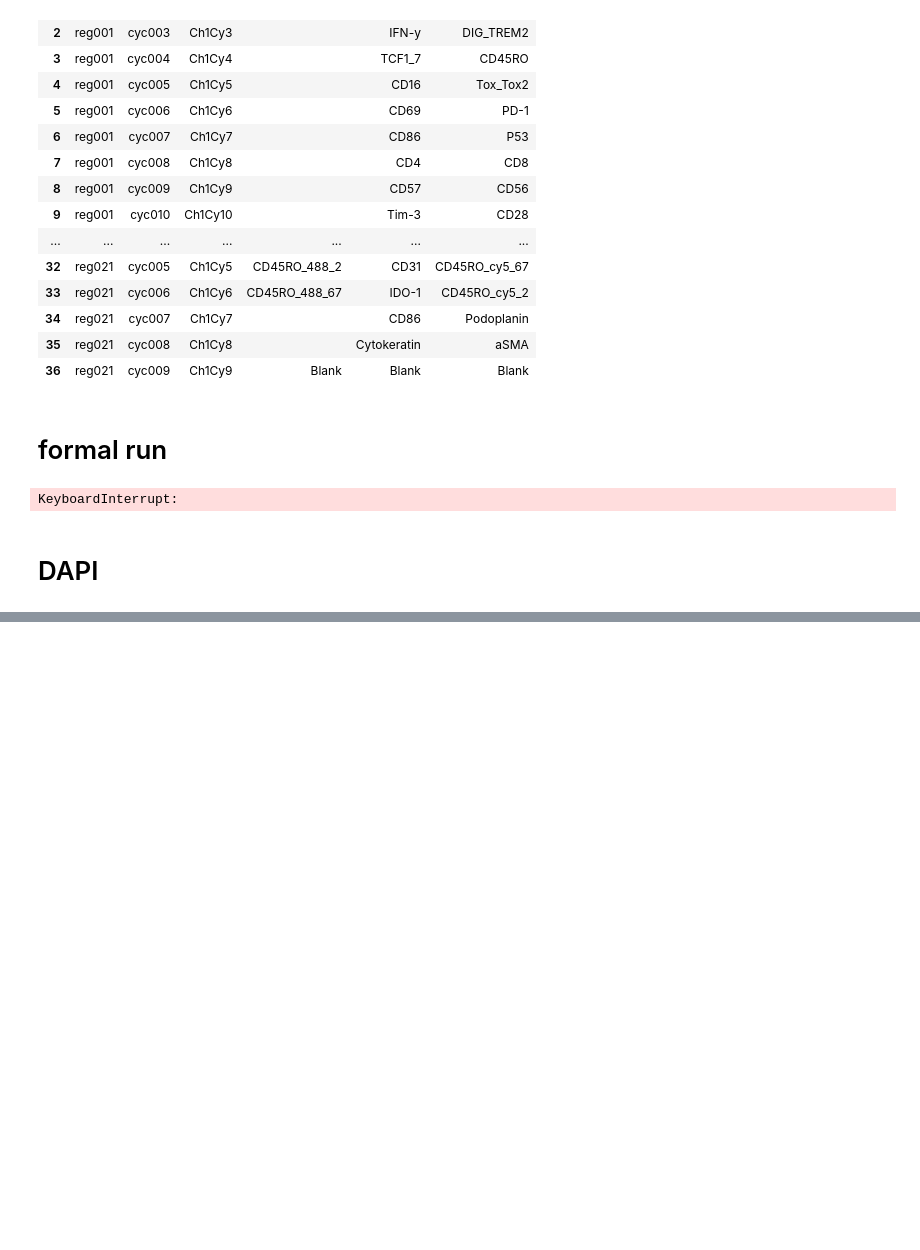
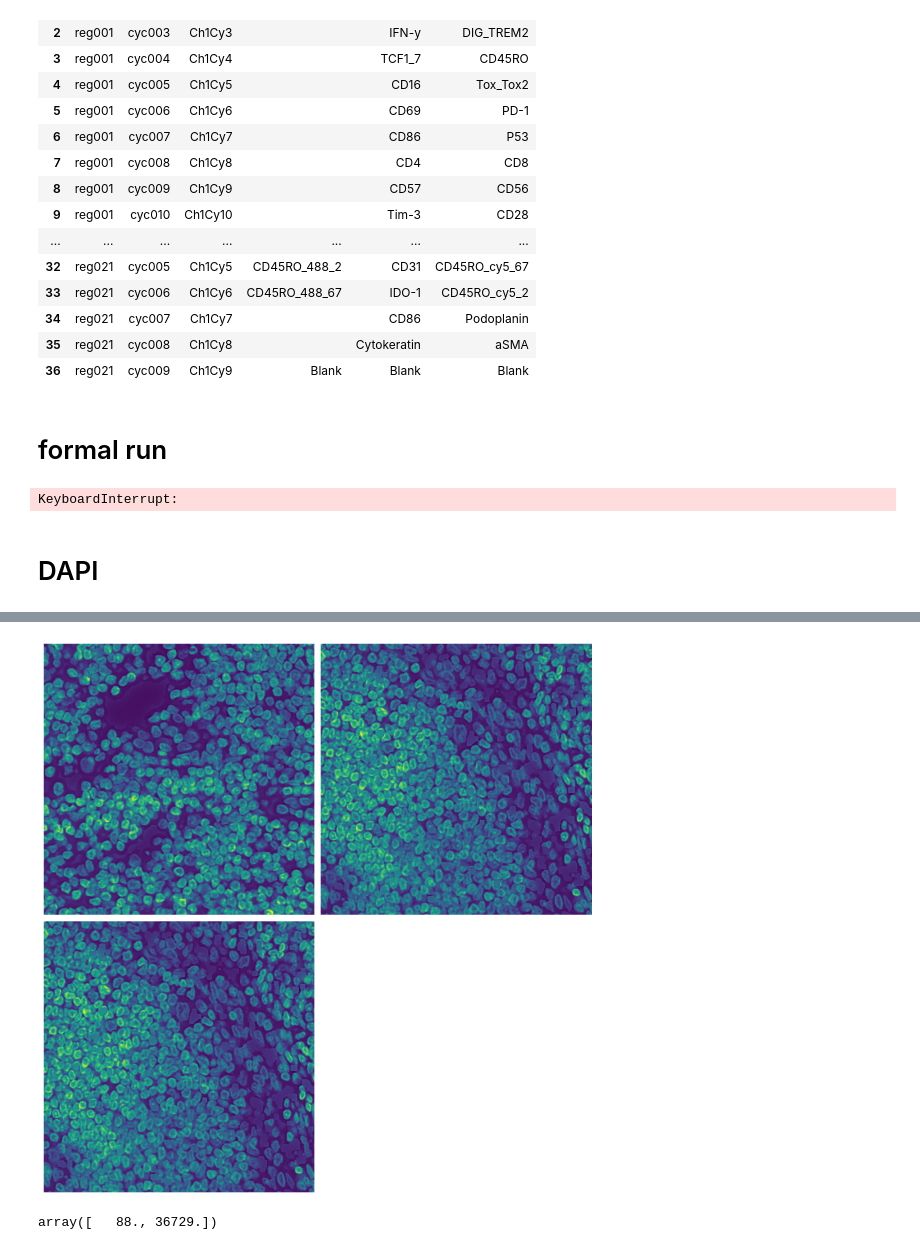
Before and after one commit to wuwenrui555/pipeline, a Jupyter notebook: pycodex/sift_plot_src_on_dst_coordinate/test.ipynb, the cells around one changed output, grey strips where cells are left out. Cells and saved outputs as stored; diff of their text form; code cells hidden in the pictures; blank space fills up the shorter version.

```diff
--- a/pycodex/sift_plot_src_on_dst_coordinate/test.ipynb
+++ b/pycodex/sift_plot_src_on_dst_coordinate/test.ipynb
@@ -296,0 +314,20 @@ for i, row in tqdm(df_parameter_alignment.iterrows(), total=df_parameter_alignme
+# %%
+import matplotlib.pyplot as plt
+
+fig, axes = plt.subplots(2, 2, figsize=(10, 10))
+axes = axes.flatten()
+
+axes[0].imshow(im_raw_1[4000:4500, 3000:3500])
+axes[1].imshow(im_raw_2[4000:4500, 3000:3500])
+axes[2].imshow(im_raw_2[4000:4500, 3000:3500])
+
+for ax in axes:
+    ax.axis("off")
+
+plt.tight_layout()
+# %% [output]
+[figure, added]
+# %%
+np.quantile(im_raw_1, [0.01, 0.95])
+# %% [output]
+array([   88., 36729.])
```
Also changed, not shown: parts of 7 cells of this notebook, 21 other files.
